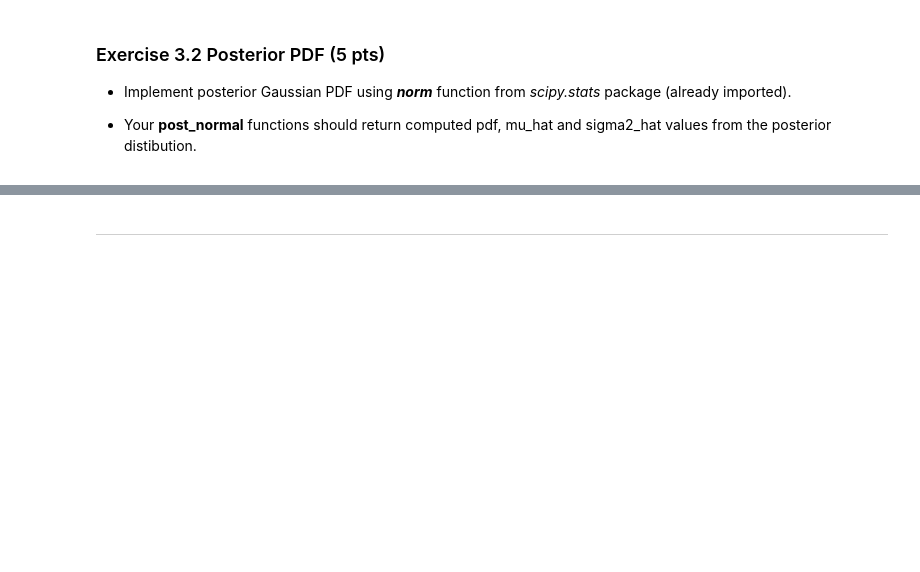
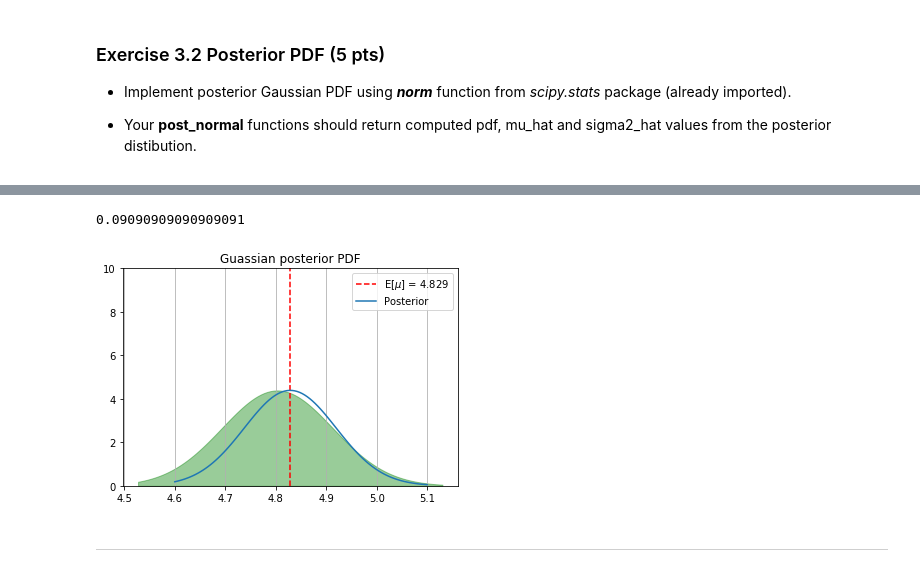
Before and after one commit to toristvan/BAP, a Jupyter notebook: HW2/BAP_HW_2.ipynb, the cells around one changed output, grey strips where cells are left out. Saved outputs shown, nothing was run; the diff lists cells and outputs as text; code cells hidden in the pictures; blank space fills up the shorter version.

```diff
--- a/HW2/BAP_HW_2.ipynb
+++ b/HW2/BAP_HW_2.ipynb
@@ -233,6 +237,10 @@ from scipy.stats import norm
 
 def post_normal(X, X_tr, mu_0, tau_0):
     #YOUR CODE HERE
+    #something wrong in sigma computation
+    sigma2_hat = 1/(1+tau_0)
+    mu_hat = (X_tr.mean() + mu_0*tau_0)/(tau_0 + 1)
+    return norm.pdf(X, mu_hat, sigma2_hat), mu_hat, sigma2_hat
 # %% [markdown]
 ### Exercise 3.3: posterior plot (10 pts)
 
@@ -248,17 +256,29 @@ Your plot should look like:
 <img src='post.png' width=300>
 # %%
 space = np.linspace(4.6,5.1,100)
-var_space = np.linspace(var_min,var_max,100)
+#var_space = np.linspace(var_min,var_max,100)
 
 mu_0 = X_tr.mean()
 tau_0 = 1
 
 #YOUR CODE HERE
+posterior, mu_hat, sigma2_hat = post_normal(space, X_tr, mu_0, tau_0)
+var_min = mu_hat - np.sqrt(sigma2_hat)
+var_max = mu_hat + np.sqrt(sigma2_hat)
+var_space = np.linspace(var_min,var_max,100)
+print(sigma2_hat)
 
+
+plt.axvline(mu_hat, linestyle = '--', color = 'red', label = 'E[$\mu$] = ' + str('{0:.4g}'.format(mu_hat)))
+plt.plot(space, posterior, label = 'Posterior')
+plt.fill_between(var_space, 0, posterior, color = 'g', alpha = 0.4)
 plt.ylim(0,10)
 plt.grid(axis='x')
 plt.title('Guassian posterior PDF')
 _=plt.legend()
+# %% [output]
+0.09090909090909091
+[figure, added]
 # %% [markdown]
 <hr>
 # %% [markdown]
```
Also changed, not shown: parts of 2 cells of this notebook.
